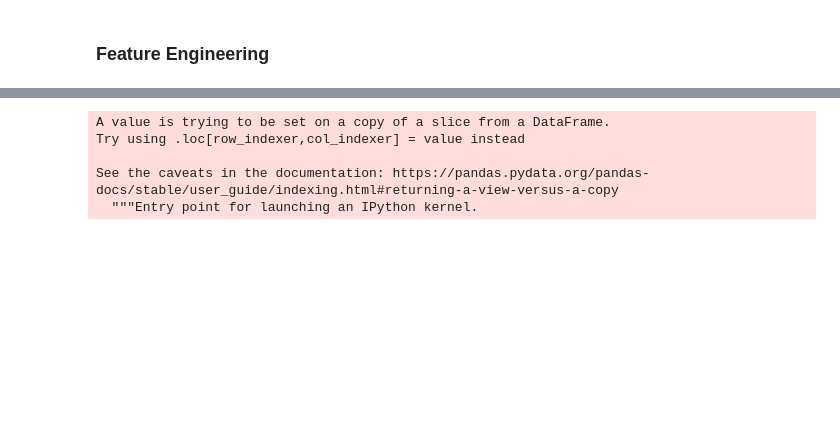
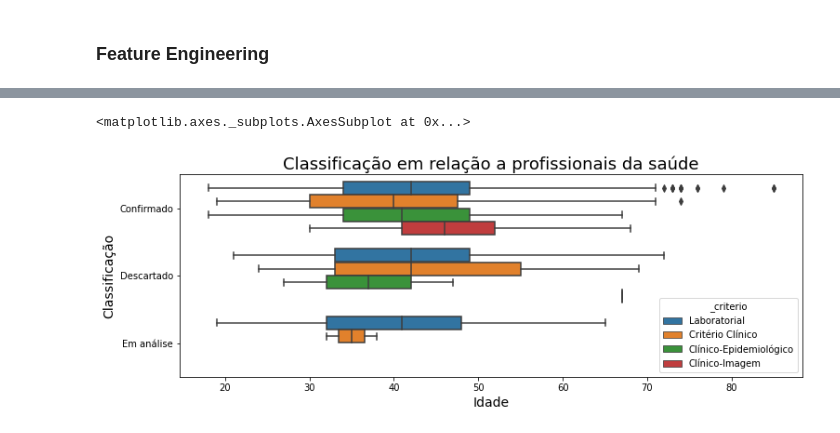
Before and after one commit to wander-asb/Estudos_ML, a Jupyter notebook: COVID_AM_TRATAMENTO_DE_DADOS.ipynb, the cells around one changed output, grey strips where cells are left out. Cells and saved outputs as stored; diff of their text form; code cells hidden in the pictures; blank space fills up the shorter version.

```diff
--- a/COVID_AM_TRATAMENTO_DE_DADOS.ipynb
+++ b/COVID_AM_TRATAMENTO_DE_DADOS.ipynb
@@ -43,8 +59,12 @@ See the caveats in the documentation: https://pandas.pydata.org/pandas-docs/stab
 # %%
-df_am['grupo_de_risco'] = df_am['_idade'] >= 60.0
+df_am['grupo_de_risco'] = df_am['_idade'].apply(lambda x: 1 if (x >= 60) else 0)
-# %% [output]
-A value is trying to be set on a copy of a slice from a DataFrame.
-Try using .loc[row_indexer,col_indexer] = value instead
-
-See the caveats in the documentation: https://pandas.pydata.org/pandas-docs/stable/user_guide/indexing.html#returning-a-view-versus-a-copy
-  """Entry point for launching an IPython kernel.
+# %%
+ax = sn.boxplot(x = '_idade', y ='_classificacao', data = df_am.loc[df_am['_profiss_saude']==1], orient='h', hue='_criterio')
+ax.figure.set_size_inches(12, 4)
+ax.set_title('Classificação em relação a profissionais da saúde', fontsize=18)
+ax.set_ylabel('Classificação', fontsize=14)
+ax.set_xlabel('Idade', fontsize=14)
+ax
+# %% [output]
+<matplotlib.axes._subplots.AxesSubplot at 0x...>
+[figure, added]
```
Also changed, not shown: parts of 16 cells of this notebook.
